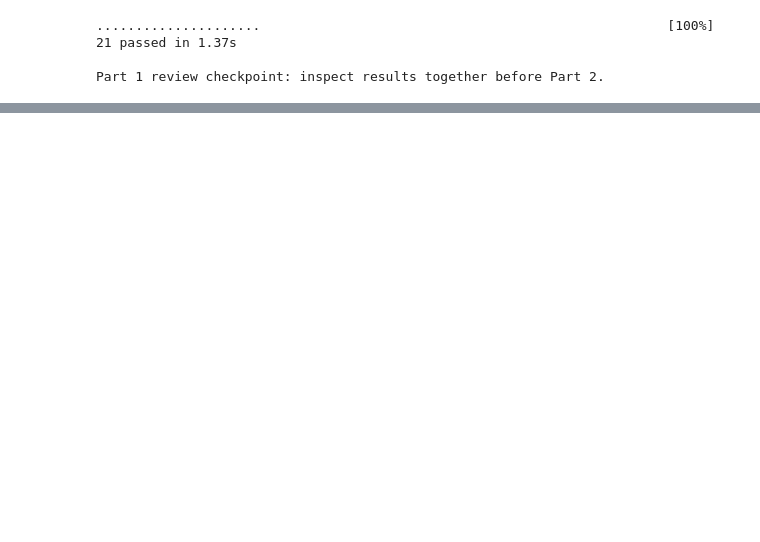
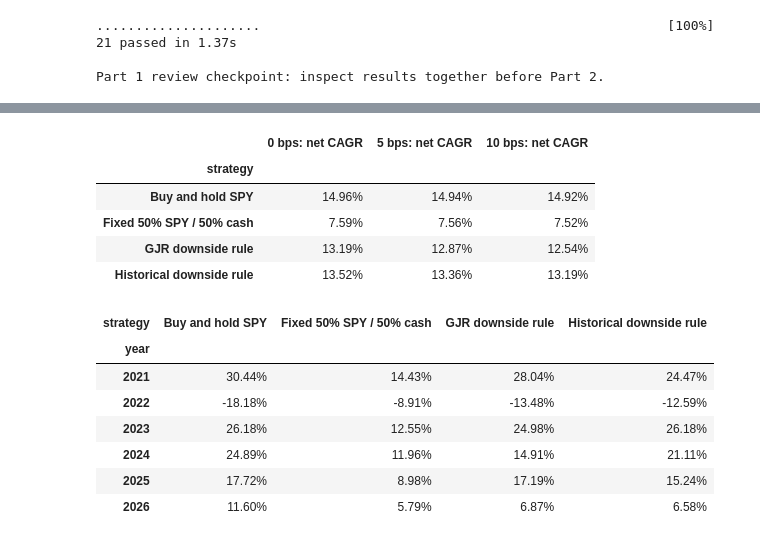
Before and after one commit to rwuebker/left-tail-volatility, a Jupyter notebook: notebooks/01_garch_foundations.ipynb, the cells around one changed output, grey strips where cells are left out. Cells and saved outputs as stored; diff of their text form; code cells hidden in the pictures; blank space fills up the shorter version.

Commit message:
Add executed out-of-sample SPY allocation pilot to Part 1

```diff
--- a/notebooks/01_garch_foundations.ipynb
+++ b/notebooks/01_garch_foundations.ipynb
@@ -806,0 +896,30 @@ Part 1 review checkpoint: inspect results together before Part 2.
+# %%
+cost_table = bt_metrics.pivot(index="strategy", columns="cost_bps", values="cagr")
+cost_table.columns = [f"{c} bps: net CAGR" for c in cost_table.columns]
+display(cost_table.style.format("{:.2%}"))
+annual_bt = pd.read_csv(bt_dir / "annual_returns.csv")
+display(annual_bt.pivot(index="year", columns="strategy", values="net_return").style.format("{:.2%}"))
+ledger_bt = pd.read_csv(bt_dir / "daily_ledger.csv", parse_dates=["Date", "signal_date"])
+gjr_ledger = ledger_bt.loc[ledger_bt.strategy == "GJR downside rule"].set_index("Date")
+# Show the first reduction and its following return, if there is a reduction.
+reduced = gjr_ledger.index[gjr_ledger.executed_target == 0.5]
+if len(reduced):
+    location = gjr_ledger.index.get_loc(reduced[0])
+    display(gjr_ledger.iloc[max(0,location-1):location+2][
+        ["signal_date", "market_return", "weight_earning_return", "weight_before_trade",
+         "executed_target", "turnover_fraction", "fee_fraction", "net_return"]])
+# %% [output]
+|  | 0 bps: net CAGR | 5 bps: net CAGR | 10 bps: net CAGR |
+| strategy |  |  |  |
+| Buy and hold SPY | 14.96% | 14.94% | 14.92% |
+| Fixed 50% SPY / 50% cash | 7.59% | 7.56% | 7.52% |
+| GJR downside rule | 13.19% | 12.87% | 12.54% |
+| Historical downside rule | 13.52% | 13.36% | 13.19% |
+| strategy | Buy and hold SPY | Fixed 50% SPY / 50% cash | GJR downside rule | Historical downside rule |
+| year |  |  |  |  |
+| 2021 | 30.44% | 14.43% | 28.04% | 24.47% |
+| 2022 | -18.18% | -8.91% | -13.48% | -12.59% |
+| 2023 | 26.18% | 12.55% | 24.98% | 26.18% |
+| 2024 | 24.89% | 11.96% | 14.91% | 21.11% |
+| 2025 | 17.72% | 8.98% | 17.19% | 15.24% |
+| 2026 | 11.60% | 5.79% | 6.87% | 6.58% |
```
Also changed, not shown: parts of 11 cells of this notebook, 20 other files.
